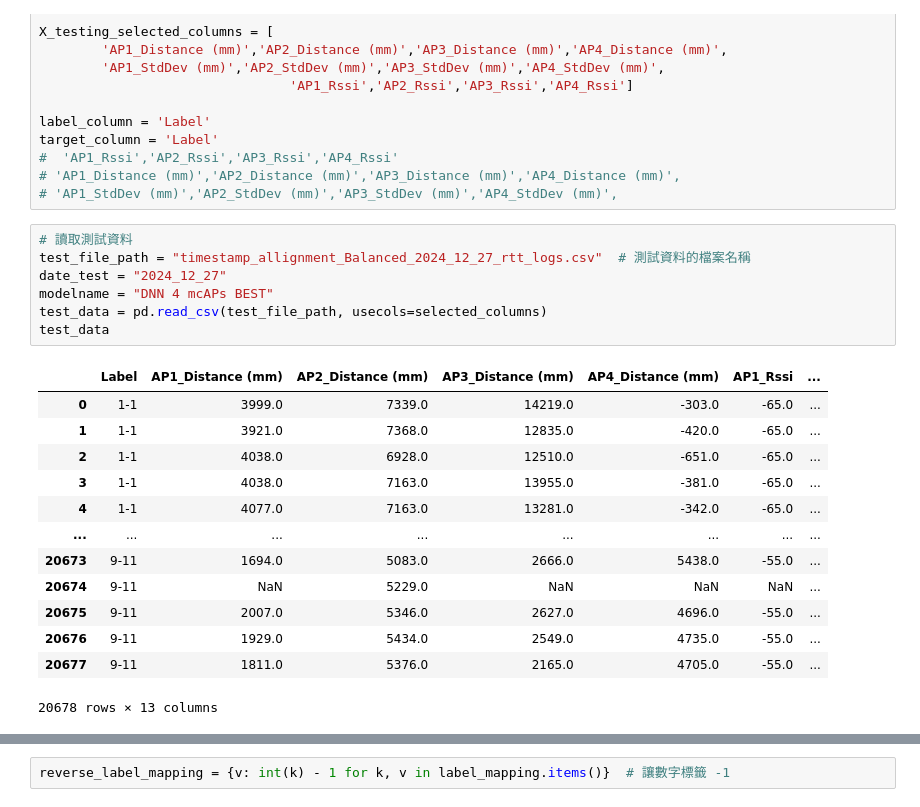
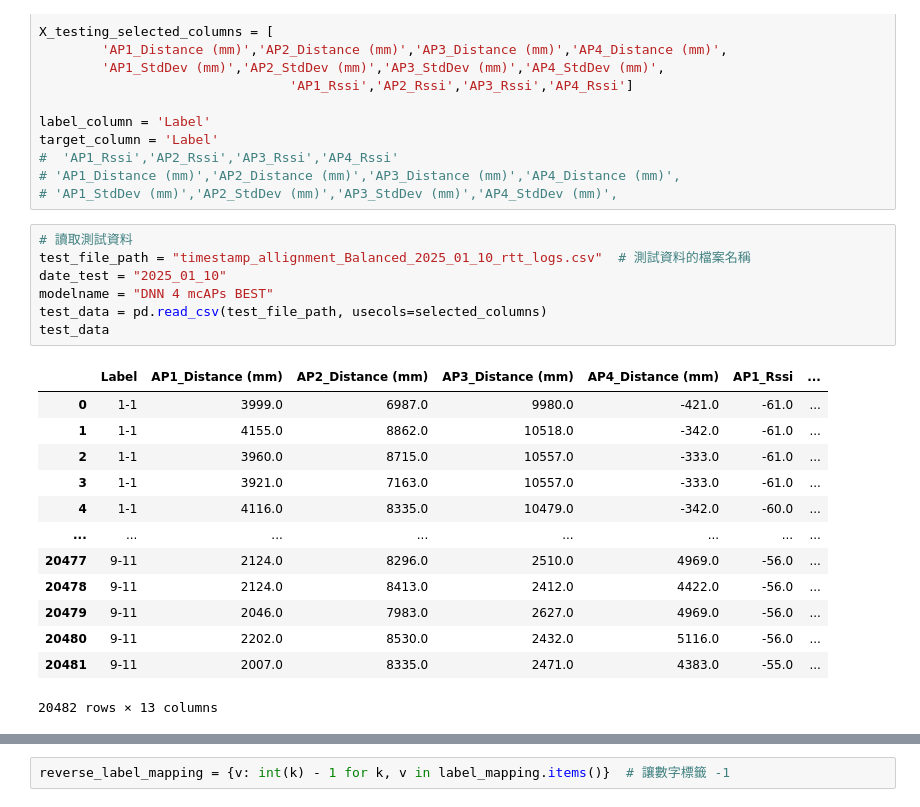
Before and after one commit to oscar9335/RTT_Research, a Jupyter notebook: Research/DNN_transferlearning.ipynb, the cells around one changed output, grey strips where cells are left out. Cells and saved outputs as stored; diff of their text form.

```diff
--- a/Research/DNN_transferlearning.ipynb
+++ b/Research/DNN_transferlearning.ipynb
@@ -91,25 +94,25 @@ target_column = 'Label'
 # 'AP1_StdDev (mm)','AP2_StdDev (mm)','AP3_StdDev (mm)','AP4_StdDev (mm)',
 # %%
 # 讀取測試資料
-test_file_path = "timestamp_allignment_Balanced_2024_12_27_rtt_logs.csv"  # 測試資料的檔案名稱
-date_test = "2024_12_27"
+test_file_path = "timestamp_allignment_Balanced_2025_01_10_rtt_logs.csv"  # 測試資料的檔案名稱
+date_test = "2025_01_10"
 modelname = "DNN 4 mcAPs BEST"
 test_data = pd.read_csv(test_file_path, usecols=selected_columns)
 test_data
 # %% [output]
 |  | Label | AP1_Distance (mm) | AP2_Distance (mm) | AP3_Distance (mm) | AP4_Distance (mm) | AP1_Rssi | ... |
-| 0 | 1-1 | 3999.0 | 7339.0 | 14219.0 | -303.0 | -65.0 | ... |
-| 1 | 1-1 | 3921.0 | 7368.0 | 12835.0 | -420.0 | -65.0 | ... |
-| 2 | 1-1 | 4038.0 | 6928.0 | 12510.0 | -651.0 | -65.0 | ... |
-| 3 | 1-1 | 4038.0 | 7163.0 | 13955.0 | -381.0 | -65.0 | ... |
-| 4 | 1-1 | 4077.0 | 7163.0 | 13281.0 | -342.0 | -65.0 | ... |
+| 0 | 1-1 | 3999.0 | 6987.0 | 9980.0 | -421.0 | -61.0 | ... |
+| 1 | 1-1 | 4155.0 | 8862.0 | 10518.0 | -342.0 | -61.0 | ... |
+| 2 | 1-1 | 3960.0 | 8715.0 | 10557.0 | -333.0 | -61.0 | ... |
+| 3 | 1-1 | 3921.0 | 7163.0 | 10557.0 | -333.0 | -61.0 | ... |
+| 4 | 1-1 | 4116.0 | 8335.0 | 10479.0 | -342.0 | -60.0 | ... |
 | ... | ... | ... | ... | ... | ... | ... | ... |
-| 20673 | 9-11 | 1694.0 | 5083.0 | 2666.0 | 5438.0 | -55.0 | ... |
-| 20674 | 9-11 | NaN | 5229.0 | NaN | NaN | NaN | ... |
-| 20675 | 9-11 | 2007.0 | 5346.0 | 2627.0 | 4696.0 | -55.0 | ... |
-| 20676 | 9-11 | 1929.0 | 5434.0 | 2549.0 | 4735.0 | -55.0 | ... |
-| 20677 | 9-11 | 1811.0 | 5376.0 | 2165.0 | 4705.0 | -55.0 | ... |
+| 20477 | 9-11 | 2124.0 | 8296.0 | 2510.0 | 4969.0 | -56.0 | ... |
+| 20478 | 9-11 | 2124.0 | 8413.0 | 2412.0 | 4422.0 | -56.0 | ... |
+| 20479 | 9-11 | 2046.0 | 7983.0 | 2627.0 | 4969.0 | -56.0 | ... |
+| 20480 | 9-11 | 2202.0 | 8530.0 | 2432.0 | 5116.0 | -56.0 | ... |
+| 20481 | 9-11 | 2007.0 | 8335.0 | 2471.0 | 4383.0 | -55.0 | ... |
-20678 rows × 13 columns
+20482 rows × 13 columns
 # %%
 # 資料前處理 (一): 刪除前後n筆資料
 n = 10
```
Also changed, not shown: parts of 19 cells of this notebook, 18 other files.
